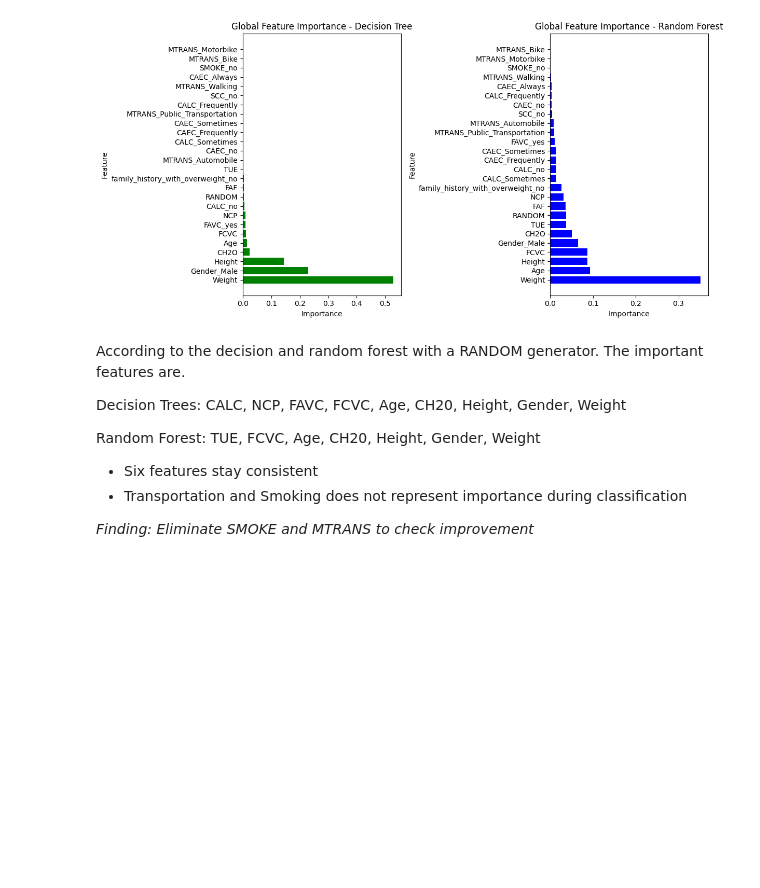
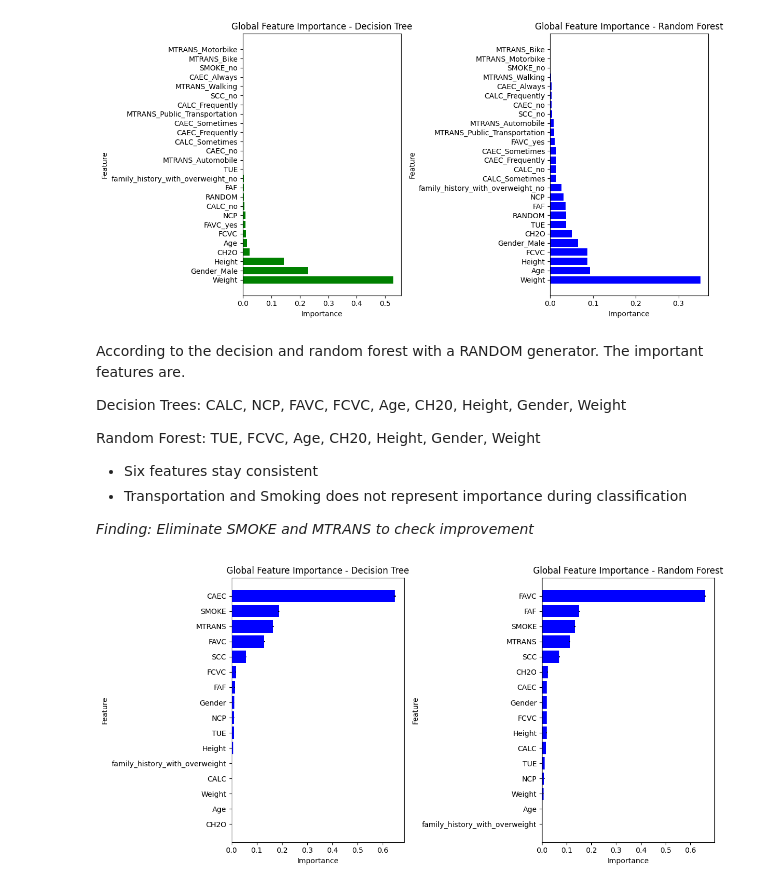
Before and after one commit to elmerescandon/arkangel-ai-obesity-chall, a Jupyter notebook: exploration/feature_importance.ipynb, the cells around one changed output. Saved outputs shown, nothing was run; the diff lists cells and outputs as text; code cells hidden in the pictures; blank space fills up the shorter version.

```diff
--- a/exploration/feature_importance.ipynb
+++ b/exploration/feature_importance.ipynb
@@ -204,12 +196,50 @@ _Finding: Eliminate SMOKE and MTRANS to check improvement_
 #  Permutation Feature Importance
 from sklearn.inspection import permutation_importance
 
+# dt_ohe
+# dt_encoder
+# rf_ohe
+# rf_encoder
 
-result = permutation_importance(rf, X_test, y_test, n_repeats=10, random_state=42)
+# X_train_ohe
+# X_train_encoder
 
+# y_train_ohe
+# y_train_encoder
+
+
+result = permutation_importance(dt_encoder, X_train_encoder, y_train_encoder, n_repeats=10, random_state=42)
 perm_importances = result.importances_mean
 perm_std = result.importances_std
 sorted_idx = perm_importances.argsort()
-feature_names = X_test.columns
+feature_names = X_train_encoder.columns
 
-pd.DataFrame({'Importance': perm_importances, 'Std': perm_std}, index=feature_names[sorted_idx]).sort_values('Importance',ascending=True)
+result_2 = permutation_importance(rf_encoder, X_train_encoder, y_train_encoder, n_repeats=10, random_state=42)
+perm_importances_2 = result_2.importances_mean
+perm_std_2 = result_2.importances_std
+sorted_idx_2 = perm_importances_2.argsort()
+feature_names_2 = X_train_encoder.columns
+# %%
+priority =  pd.DataFrame({'Importance': perm_importances, 'Std': perm_std}, index=feature_names[sorted_idx]).sort_values('Importance',ascending=True)
+
+
+priority_2 =  pd.DataFrame({'Importance': perm_importances_2, 'Std': perm_std_2}, index=feature_names_2[sorted_idx_2]).sort_values('Importance',ascending=True)
+
+fig, axes = plt.subplots(nrows=1, ncols=2, figsize=(12, 6))
+
+# Plot feature importance for Decision Tree
+axes[0].barh(priority.index, priority['Importance'], xerr=priority['Std'], color='blue', ecolor='black')
+axes[0].set_xlabel("Importance")
+axes[0].set_ylabel("Feature")
+axes[0].set_title("Global Feature Importance - Decision Tree")
+
+# Plot feature importance for Random Forest
+axes[1].barh(priority_2.index, priority_2['Importance'], xerr=priority_2['Std'], color='blue', ecolor='black')
+axes[1].set_xlabel("Importance")
+axes[1].set_ylabel("Feature")
+axes[1].set_title("Global Feature Importance - Random Forest")
+
+plt.tight_layout()
+plt.show()
+# %% [output]
+[figure, added]
```
Also changed, not shown: parts of 4 cells of this notebook, 3 other files.
